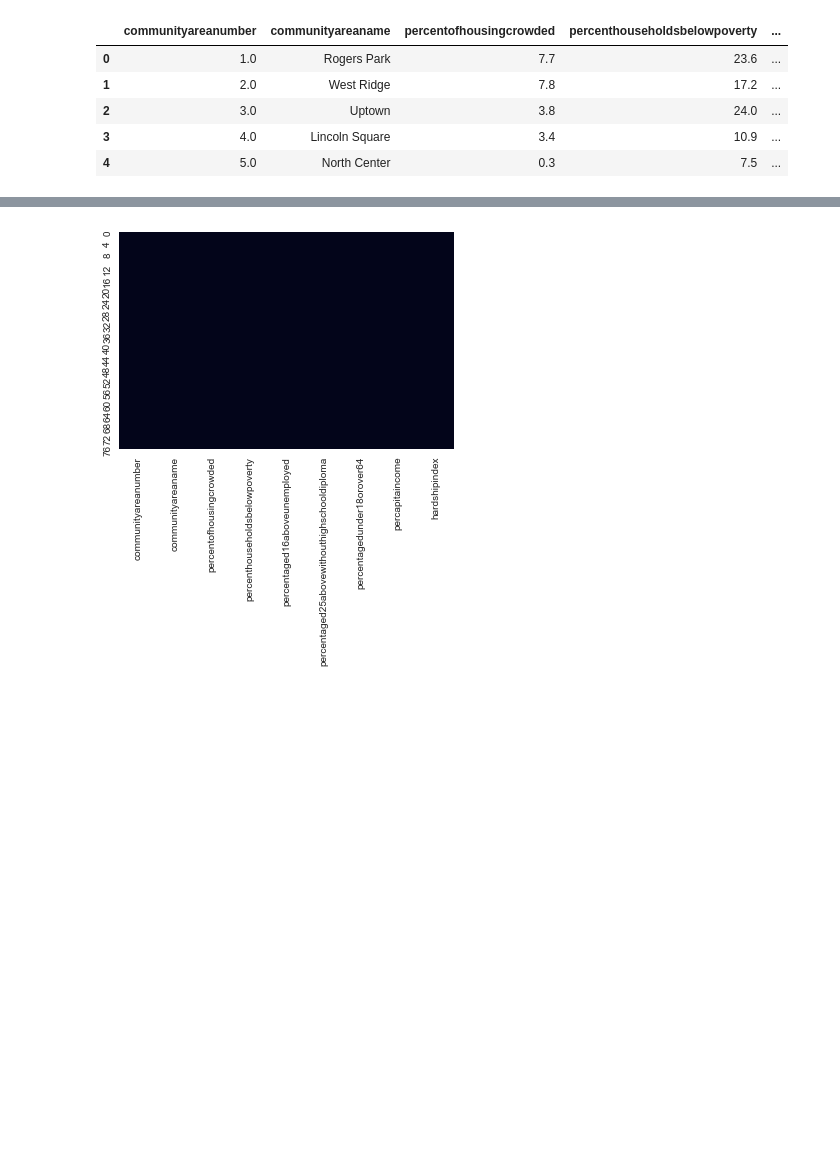
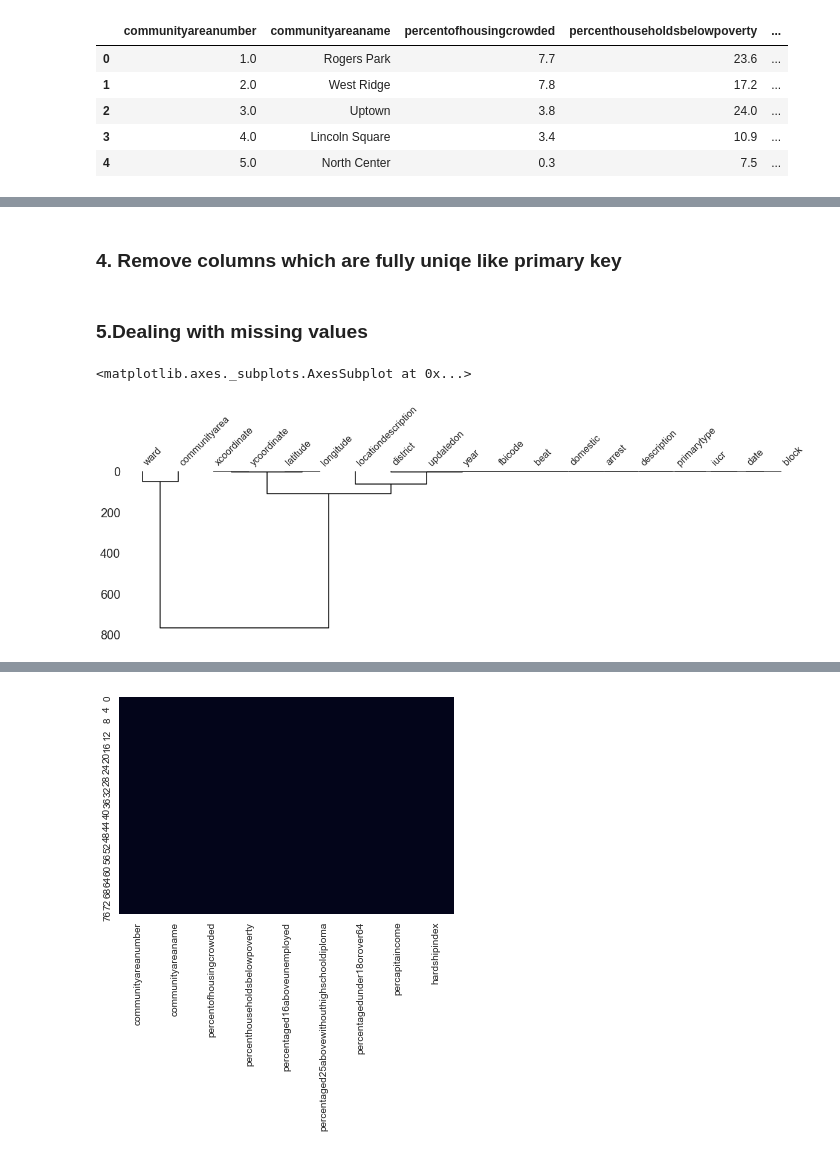
Before and after one commit to tejalvs/ChicagoCrimeAnalysis, a Jupyter notebook: DataCleaning_1.ipynb, the cells around one changed output, grey strips where cells are left out. Drawn from its saved outputs; the diff is of its cells as text; code cells hidden in the pictures; blank space fills up the shorter version.

```diff
--- a/DataCleaning_1.ipynb
+++ b/DataCleaning_1.ipynb
@@ -134,0 +133,2 @@ Crimes.head()
+# %% [markdown]
+### 4. Remove columns which are fully uniqe like primary key
@@ -134,0 +137,7 @@ Crimes.head()
+# %% [markdown]
+### 5.Dealing with missing values
+# %%
+ms.dendrogram(Crimes,figsize=(20,5))
+# %% [output]
+<matplotlib.axes._subplots.AxesSubplot at 0x...>
+[figure, added]
```
Also changed, not shown: parts of 21 cells of this notebook.
